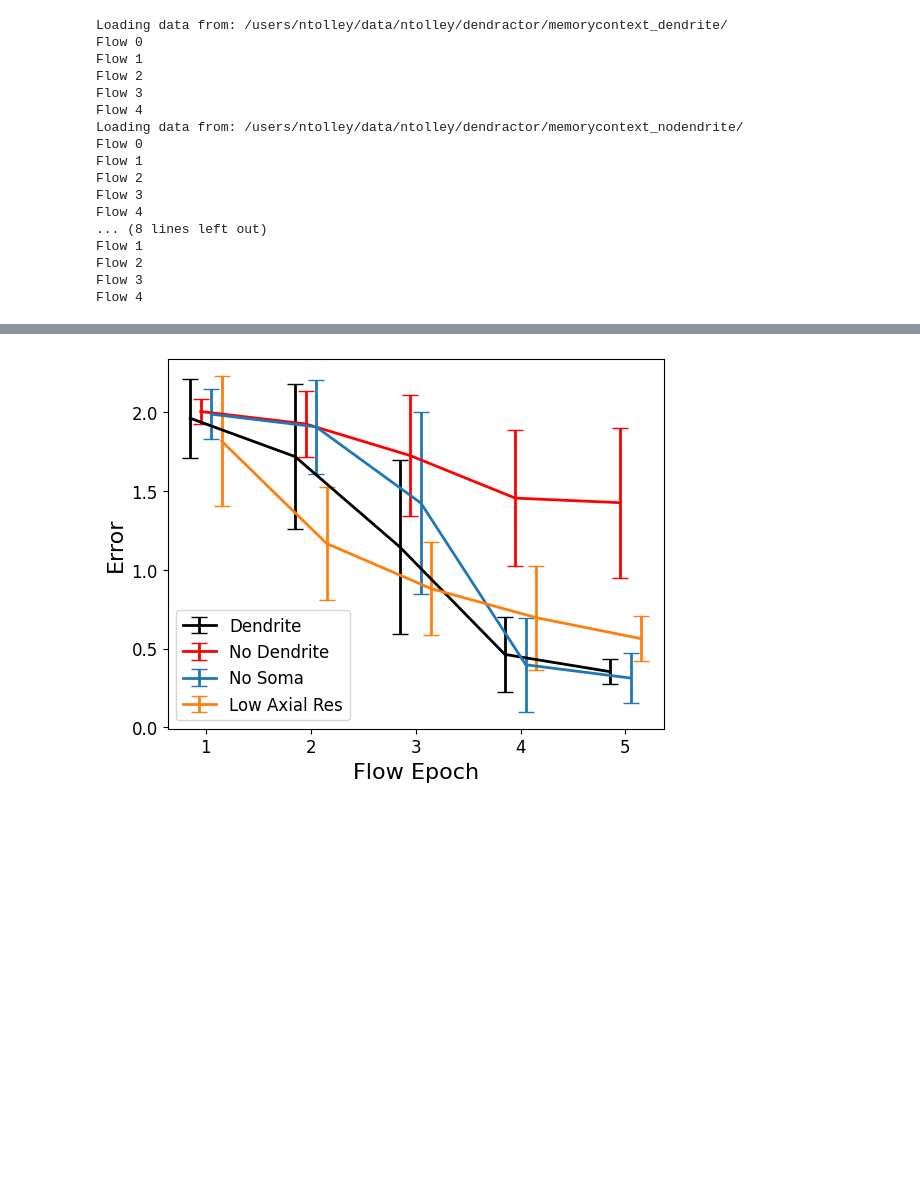
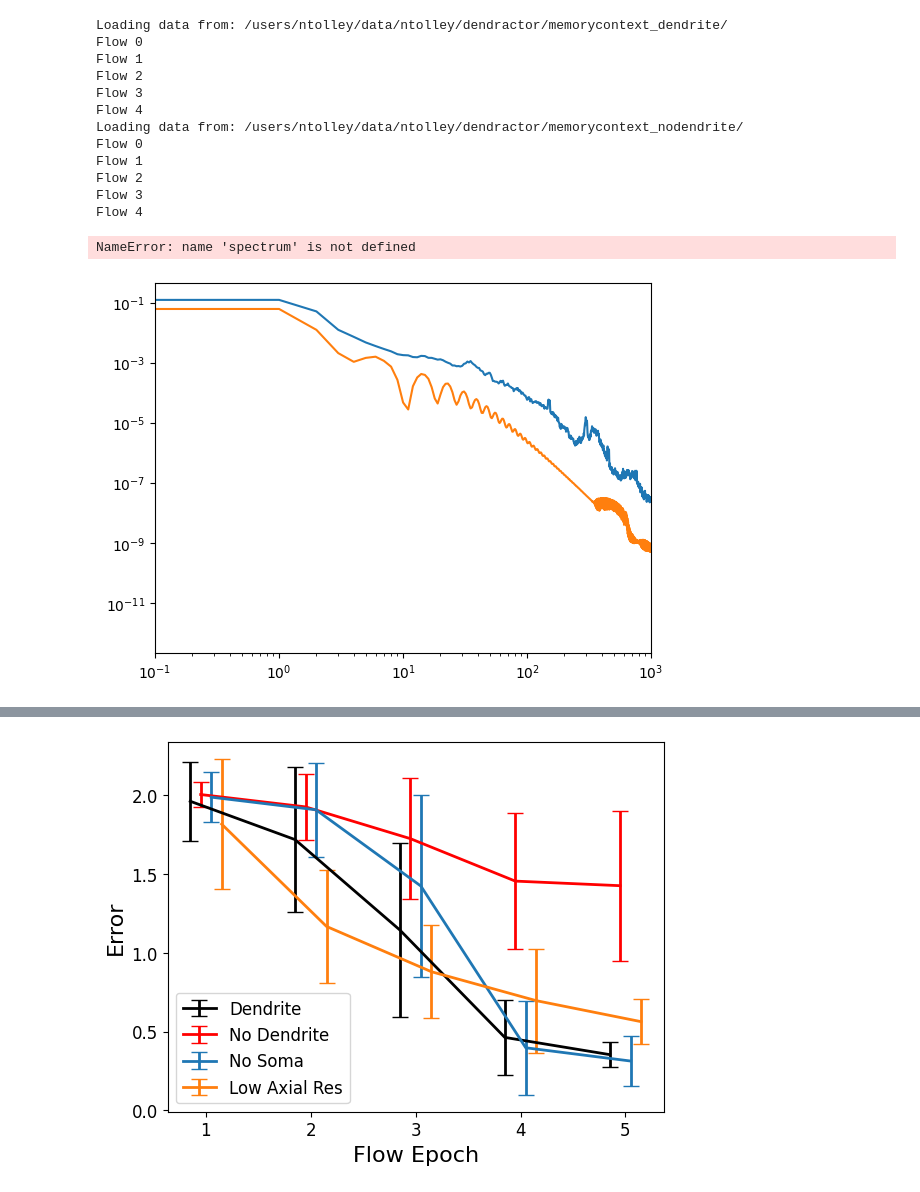
Before and after one commit to ntolley/dendractor, a Jupyter notebook: notebooks/plot_memorycontext_psd_comparison.ipynb, the cells around one changed output, grey strips where cells are left out. Drawn from its saved outputs; the diff is of its cells as text; code cells hidden in the pictures; blank space fills up the shorter version.

```diff
--- a/notebooks/plot_memorycontext_psd_comparison.ipynb
+++ b/notebooks/plot_memorycontext_psd_comparison.ipynb
@@ -96,6 +90,7 @@ def get_opt_data(data_path):
     theta_list = list()
     error_list = list()
     band_power_list = list()
+    avg_spectrum_list = list()
 
     num_flows = 5
     for flow_idx in range(num_flows):
@@ -103,19 +98,11 @@ def get_opt_data(data_path):
         theta = np.load(f'{data_path}/theta_{flow_idx}.npy')
         error = np.load(f'{data_path}/flow_error_{flow_idx}.npy')
         band_power_avg = np.load(f'{data_path}/flow_band_power_{flow_idx}.npy')
-
-
-        rate_gids = list(gid_ranges['E_rate']) + list(gid_ranges['I_rate'])
-        voltage_gids = list(gid_ranges['E'])
-
-        # if flow_idx == num_flows - 1:
-        #     x_out = np.load(f'{data_path}/x_out_{flow_idx}.npy')
-        #     rates = x_out[:, rate_gids, :]
-        #     voltages = x_out[:, voltage_gids, :]
-        #     num_sims, num_neurons, num_samples = rates.shape
-        # theta_list.append(theta)
+        avg_spectrum = np.load(f'{data_path}/avg_spectrum_{flow_idx}.npy')
+        theta_list.append(theta)
         error_list.append(error)
         band_power_list.append(band_power_avg)
+        avg_spectrum_list.append(avg_spectrum)
 
 
     error_sort = np.argsort(error)
@@ -125,6 +112,7 @@ def get_opt_data(data_path):
     # spectrum = spectrum.reshape((num_sims, num_neurons, -1))
 
     res_dict = {'theta_list': theta_list, 'error_list': error_list, 'band_power_list': band_power_list, 'error_sort': error_sort,
+                'avg_spectrum': avg_spectrum_list
                 # 'freqs': freqs, 'spectrum': spectrum, 'rates_stacked': rates_stacked
                 }
 
@@ -132,8 +120,8 @@ def get_opt_data(data_path):
 # %%
 res_dict_dendrite = get_opt_data(data_path_dendrite)
 res_dict_nodendrite = get_opt_data(data_path_nodendrite)
-res_dict_nosoma = get_opt_data(data_path_nosoma)
-res_dict_lowaxialres = get_opt_data(data_path_lowaxialres)
+# res_dict_nosoma = get_opt_data(data_path_nosoma)
+# res_dict_lowaxialres = get_opt_data(data_path_lowaxialres)
 # %% [output]
 Loading data from: /users/ntolley/data/ntolley/dendractor/memorycontext_dendrite/
 Flow 0
@@ -147,11 +135,18 @@ Flow 1
 Flow 2
 Flow 3
 Flow 4
-... (8 lines left out)
-Flow 1
-Flow 2
-Flow 3
-Flow 4
+# %%
+fres = list(range(spectrum.shape[1]))
+# %% [output]
+NameError: name 'spectrum' is not defined
+# %%
+plt.plot(res_dict_dendrite['avg_spectrum'][4][0,:])
+plt.plot(res_dict_nodendrite['avg_spectrum'][4][0,:])
+plt.xlim(0.1, 1000)
+plt.xscale('log')
+plt.yscale('log')
+# %% [output]
+[figure, added]
 # %%
 labelsize = 16
 ticksize = 12
```
Also changed, not shown: parts of 3 cells of this notebook, 4 other files.
